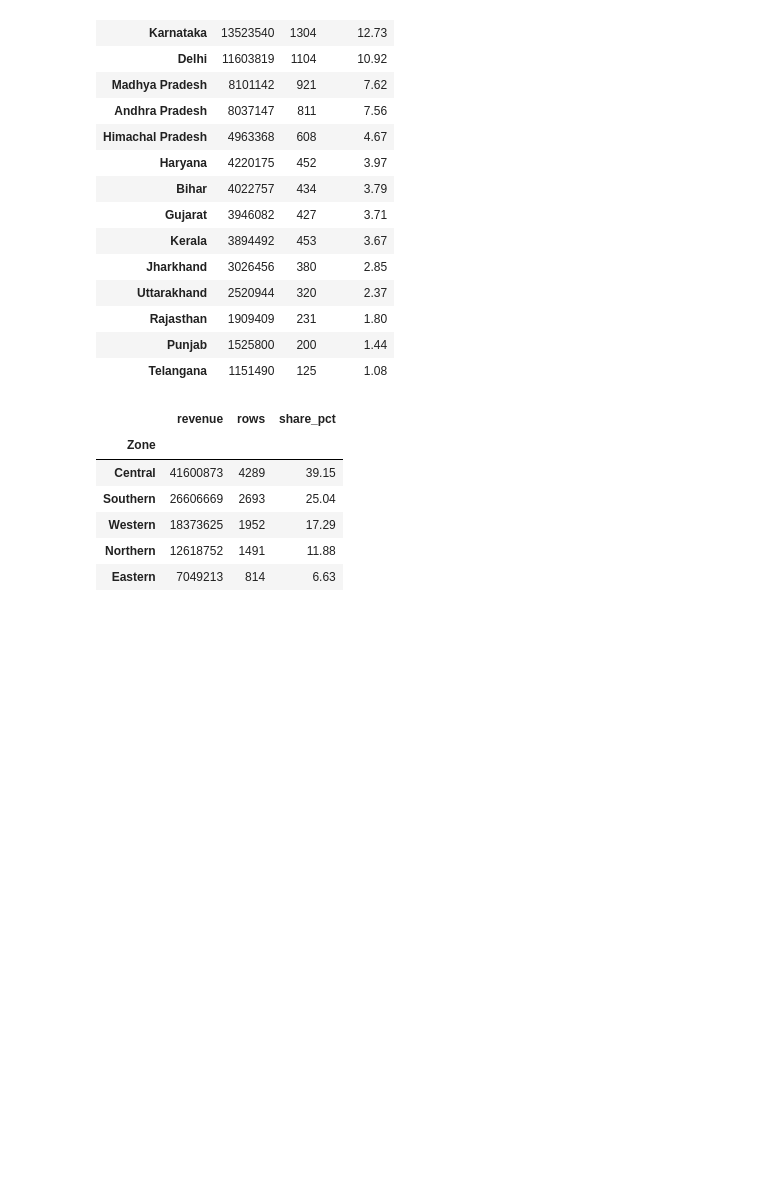
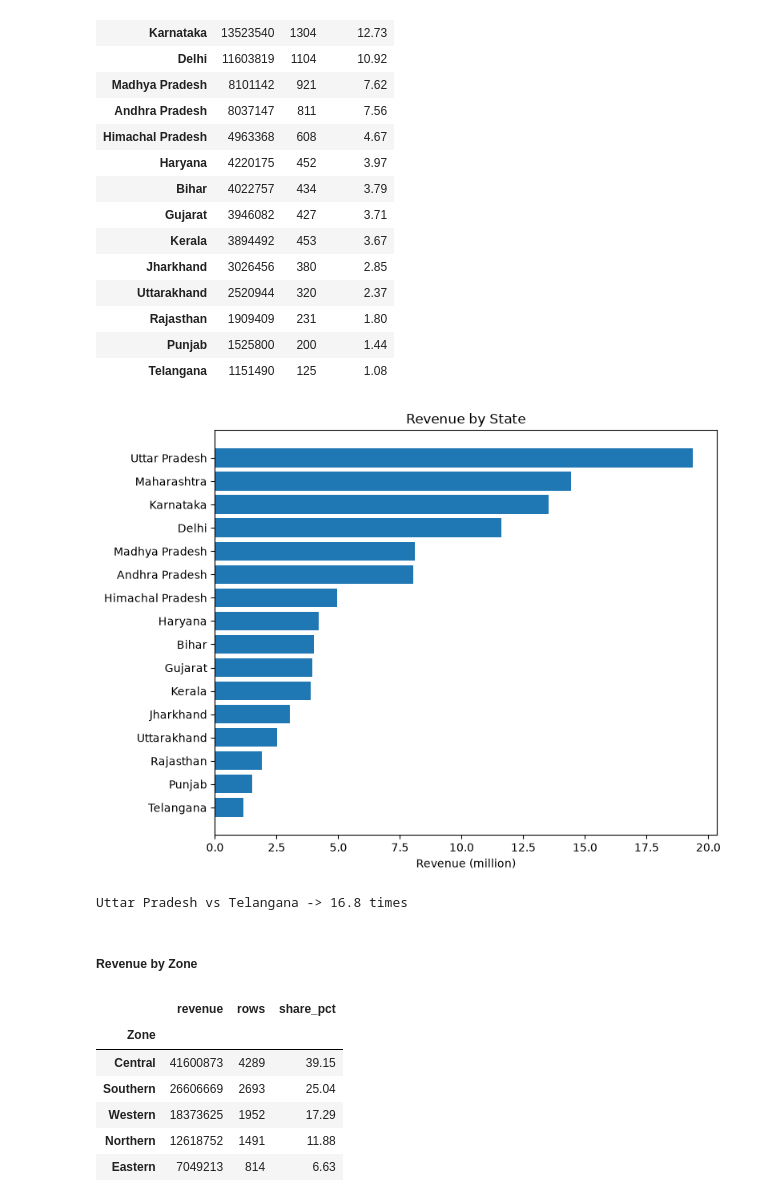
Before and after one commit to ariful3551/diwali_sales_analysis, a Jupyter notebook: notebooks/03_eda_and_visualization.ipynb, the cells around one changed output. Cells and saved outputs as stored; diff of their text form; code cells hidden in the pictures; blank space fills up the shorter version.

Commit message:
Add Q2: Revenue by state

```diff
--- a/notebooks/03_eda_and_visualization.ipynb
+++ b/notebooks/03_eda_and_visualization.ipynb
@@ -88,6 +90,25 @@ state
 | Rajasthan | 1909409 | 231 | 1.80 |
 | Punjab | 1525800 | 200 | 1.44 |
 | Telangana | 1151490 | 125 | 1.08 |
+# %%
+s = state["revenue"].sort_values() / 1e6
+
+plt.figure(figsize=(8, 6))
+plt.barh(s.index, s.values)
+plt.xlabel("Revenue (million)")
+plt.title("Revenue by State")
+plt.tight_layout()
+plt.savefig("../images/q2_revenue_by_state.png", dpi=150)
+plt.show()
+# %% [output]
+[figure, added]
+# %%
+top, bottom = state["revenue"].idxmax(), state["revenue"].idxmin()
+print(top, "vs", bottom, "->", round(state["revenue"].max() / state["revenue"].min(), 1), "times")
+# %% [output]
+Uttar Pradesh vs Telangana -> 16.8 times
+# %% [markdown]
+##### Revenue by Zone
 # %%
 zone = (
     df.groupby("Zone")["Amount"]
```
Also changed, not shown: parts of 4 cells of this notebook.
